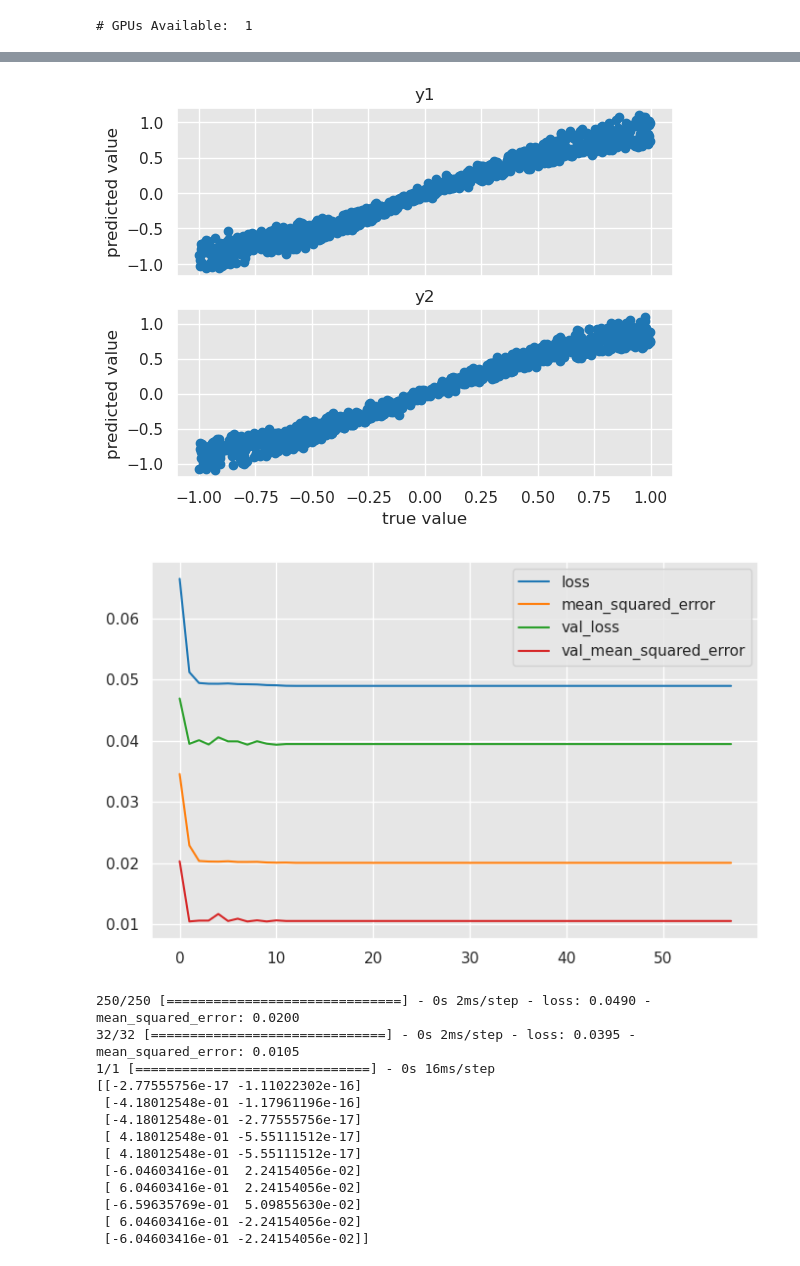
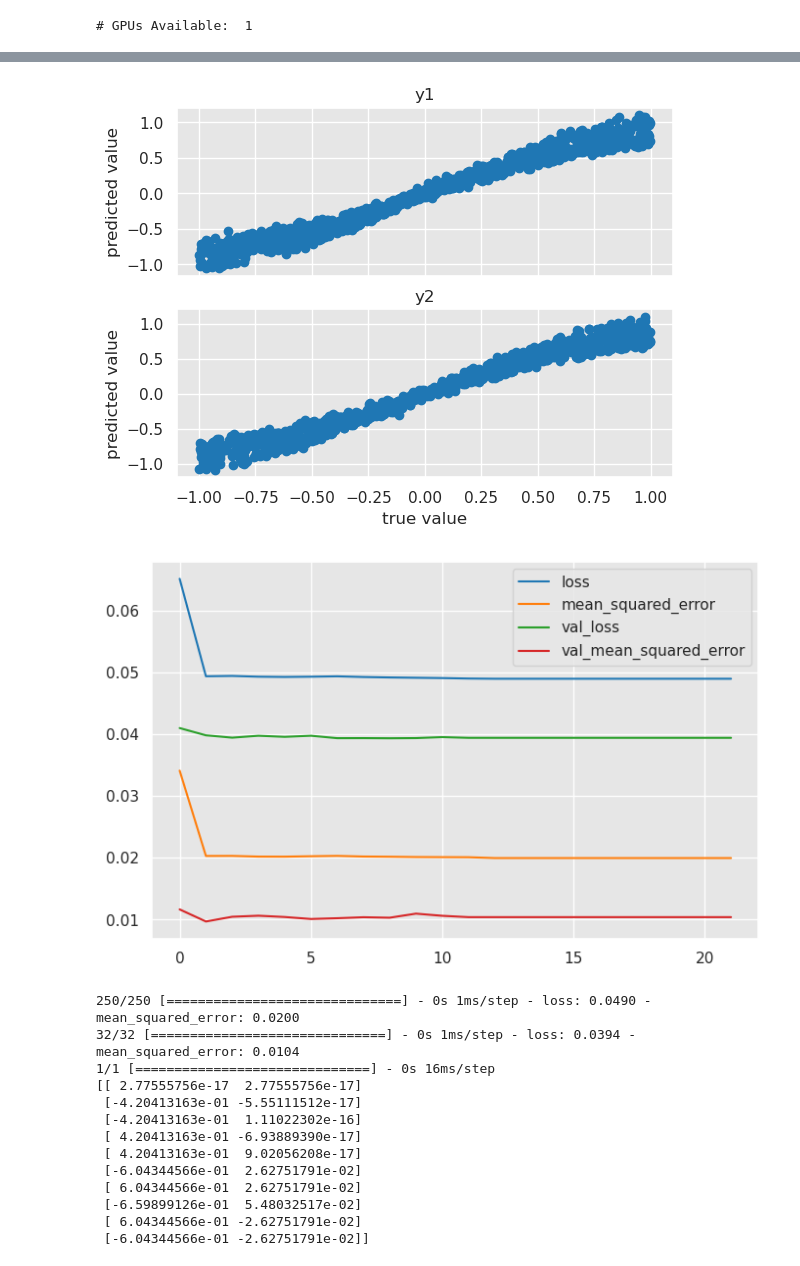
Before and after one commit to sreeragvn/FPDS-final-project-Leakage-Detection, a Jupyter notebook: leakage subclassing api.ipynb, the cells around one changed output, grey strips where cells are left out. Cells and saved outputs as stored; diff of their text form; code cells hidden in the pictures.

```diff
--- a/leakage subclassing api.ipynb
+++ b/leakage subclassing api.ipynb
@@ -155,8 +155,9 @@ scheduler = tf.keras.optimizers.schedules.PolynomialDecay(initial_learning_rate=
     decay_steps= decay_steps,
     end_learning_rate= end_learning_rate,
     power=1)
-kernel_regularizer=tf.keras.regularizers.L1(0.01)
-callbacks=[keras.callbacks.EarlyStopping(monitor='val_mean_squared_error',patience=50)]
+kernel_regularizer=tf.keras.regularizers.L1L2(0.01)
+callbacks=[keras.callbacks.EarlyStopping(monitor='val_mean_squared_error',patience=20)]
+initializer=tf.keras.initializers.HeUniform
 
 def learning_curves(history)   :
     sns.set_style('darkgrid', {'axes.facecolor': '.9'})
@@ -284,7 +285,7 @@ class Hidden_layer(layers.Layer):
         self.kernel_regularizer = kernel_regularizer
 
     def build(self, input_shape):
-        self.W = self.add_weight(shape=(input_shape[-1],self.units), initializer=tf.keras.initializers.HeUniform,
+        self.W = self.add_weight(shape=(input_shape[-1],self.units), initializer=initializer,
                                  trainable=True, regularizer=self.kernel_regularizer)
 
     def call(self, inputs):
@@ -298,7 +299,7 @@ class Output_layer(layers.Layer):
         self.kernel_regularizer = kernel_regularizer
 
     def build(self, input_shape):
-        self.W = self.add_weight(shape=(input_shape[-1],self.units), initializer=tf.keras.initializers.HeUniform,
+        self.W = self.add_weight(shape=(input_shape[-1],self.units), initializer=initializer,
                                  trainable=True, regularizer=self.kernel_regularizer)
 
     def call(self, inputs):
@@ -505,11 +506,11 @@ class Hidden_layer(layers.Layer):
         self.kernel_regularizer = kernel_regularizer
 
     def build(self, input_shape):
-        self.a = self.add_weight(shape=(1,), initializer=tf.keras.initializers.HeUniform,
+        self.a = self.add_weight(shape=(1,), initializer=initializer,
                                  trainable=True, regularizer=self.kernel_regularizer)
-        self.b = self.add_weight(shape=(1,), initializer=tf.keras.initializers.HeUniform,
+        self.b = self.add_weight(shape=(1,), initializer=initializer,
                                  trainable=True, regularizer=self.kernel_regularizer)
-        self.c = self.add_weight(shape=(1,), initializer=tf.keras.initializers.HeUniform,
+        self.c = self.add_weight(shape=(1,), initializer=initializer,
                                  trainable=True, regularizer=self.kernel_regularizer)
         self.a_matrix = tf.constant([[1,0,0,0], [0,1,0,0], [0,0,1,0],[0,0,0,1]], dtype=tf.float64)
         self.b_matrix = tf.constant([[0,1,0,1], [1,0,1,0], [0,1,0,1],[1,0,1,0]], dtype=tf.float64)
@@ -528,7 +529,7 @@ class Output_layer(layers.Layer):
         self.kernel_regularizer = kernel_regularizer
 
     def build(self, input_shape):
-        self.d = self.add_weight(shape=(1,), initializer=tf.keras.initializers.HeUniform,
+        self.d = self.add_weight(shape=(1,), initializer=initializer,
                                  trainable=True, regularizer=self.kernel_regularizer)
         self.d_matrix = tf.constant([[1,-1], [-1,-1], [-1,1],[1,1]], dtype=tf.float64)
         # self.d_matrix = tf.constant([[1,-1, -1,1], [-1,-1,1,1]], dtype=tf.float64)
@@ -629,11 +630,11 @@ class Hidden_layer(layers.Layer):
         self.kernel_regularizer = kernel_regularizer
 
     def build(self, input_shape):
-        self.a = self.add_weight(shape=(1,), initializer=tf.keras.initializers.HeUniform,
+        self.a = self.add_weight(shape=(1,), initializer=initializer,
                                  trainable=True, regularizer=self.kernel_regularizer)
-        self.b = self.add_weight(shape=(1,), initializer=tf.keras.initializers.HeUniform,
+        self.b = self.add_weight(shape=(1,), initializer=initializer,
                                  trainable=True, regularizer=self.kernel_regularizer)
-        self.c = self.add_weight(shape=(1,), initializer=tf.keras.initializers.HeUniform,
+        self.c = self.add_weight(shape=(1,), initializer=initializer,
                                  trainable=True, regularizer=self.kernel_regularizer)
         self.a_matrix = tf.constant([[1,0,0,0], [0,1,0,0], [0,0,1,0],[0,0,0,1]], dtype=tf.float64)
         self.b_matrix = tf.constant([[0,1,0,1], [1,0,1,0], [0,1,0,1],[1,0,1,0]], dtype=tf.float64)
@@ -652,7 +653,7 @@ class Output_layer(layers.Layer):
         self.kernel_regularizer = kernel_regularizer
 
     def build(self, input_shape):
-        self.d = self.add_weight(shape=(1,), initializer=tf.keras.initializers.HeUniform,
+        self.d = self.add_weight(shape=(1,), initializer=initializer,
                                  trainable=True, regularizer=self.kernel_regularizer)
         self.d_matrix = tf.constant([[1,-1], [-1,-1], [-1,1],[1,1]], dtype=tf.float64)
         # self.d_matrix = tf.constant([[1,-1, -1,1], [-1,-1,1,1]], dtype=tf.float64)
@@ -730,18 +731,18 @@ rmse of y2:  0.10055825742291345
 [figure]
-[figure, old version]
+[figure, new version]
-250/250 [==============================] - 0s 2ms/step - loss: 0.0490 - mean_squared_error: 0.0200
-32/32 [==============================] - 0s 2ms/step - loss: 0.0395 - mean_squared_error: 0.0105
+250/250 [==============================] - 0s 1ms/step - loss: 0.0490 - mean_squared_error: 0.0200
+32/32 [==============================] - 0s 1ms/step - loss: 0.0394 - mean_squared_error: 0.0104
 1/1 [==============================] - 0s 16ms/step
-[[-2.77555756e-17 -1.11022302e-16]
- [-4.18012548e-01 -1.17961196e-16]
- [-4.18012548e-01 -2.77555756e-17]
- [ 4.18012548e-01 -5.55111512e-17]
- [ 4.18012548e-01 -5.55111512e-17]
- [-6.04603416e-01  2.24154056e-02]
- [ 6.04603416e-01  2.24154056e-02]
- [-6.59635769e-01  5.09855630e-02]
- [ 6.04603416e-01 -2.24154056e-02]
- [-6.04603416e-01 -2.24154056e-02]]
+[[ 2.77555756e-17  2.77555756e-17]
+ [-4.20413163e-01 -5.55111512e-17]
+ [-4.20413163e-01  1.11022302e-16]
+ [ 4.20413163e-01 -6.93889390e-17]
+ [ 4.20413163e-01  9.02056208e-17]
+ [-6.04344566e-01  2.62751791e-02]
+ [ 6.04344566e-01  2.62751791e-02]
+ [-6.59899126e-01  5.48032517e-02]
+ [ 6.04344566e-01 -2.62751791e-02]
+ [-6.04344566e-01 -2.62751791e-02]]
 # %%
 # # Equivariant NN - by averaging weights (doesnt work) and Kernel constraint
 # # how to make constraint work on subclassing api
```
Also changed, not shown: parts of 5 cells of this notebook, 1 other file.
